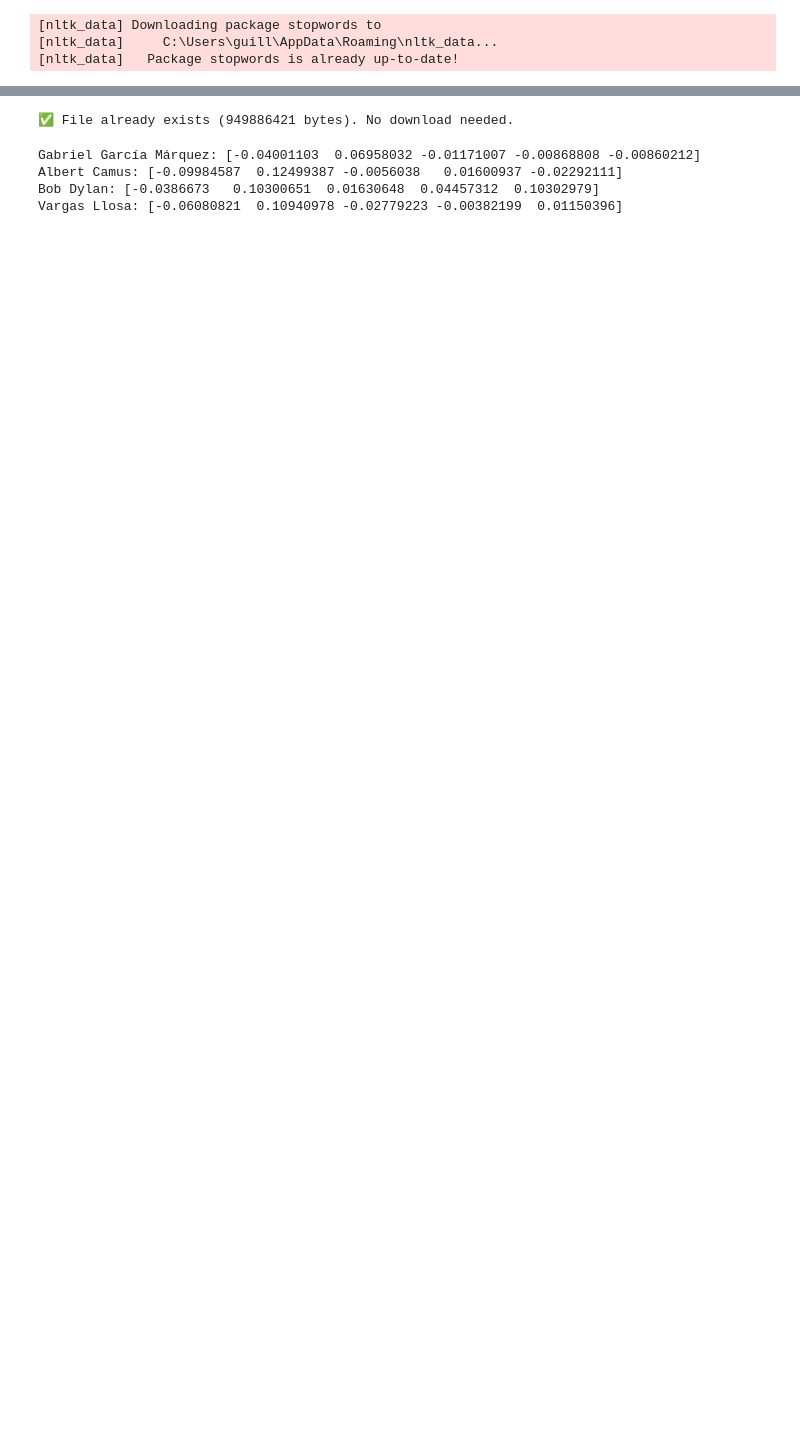
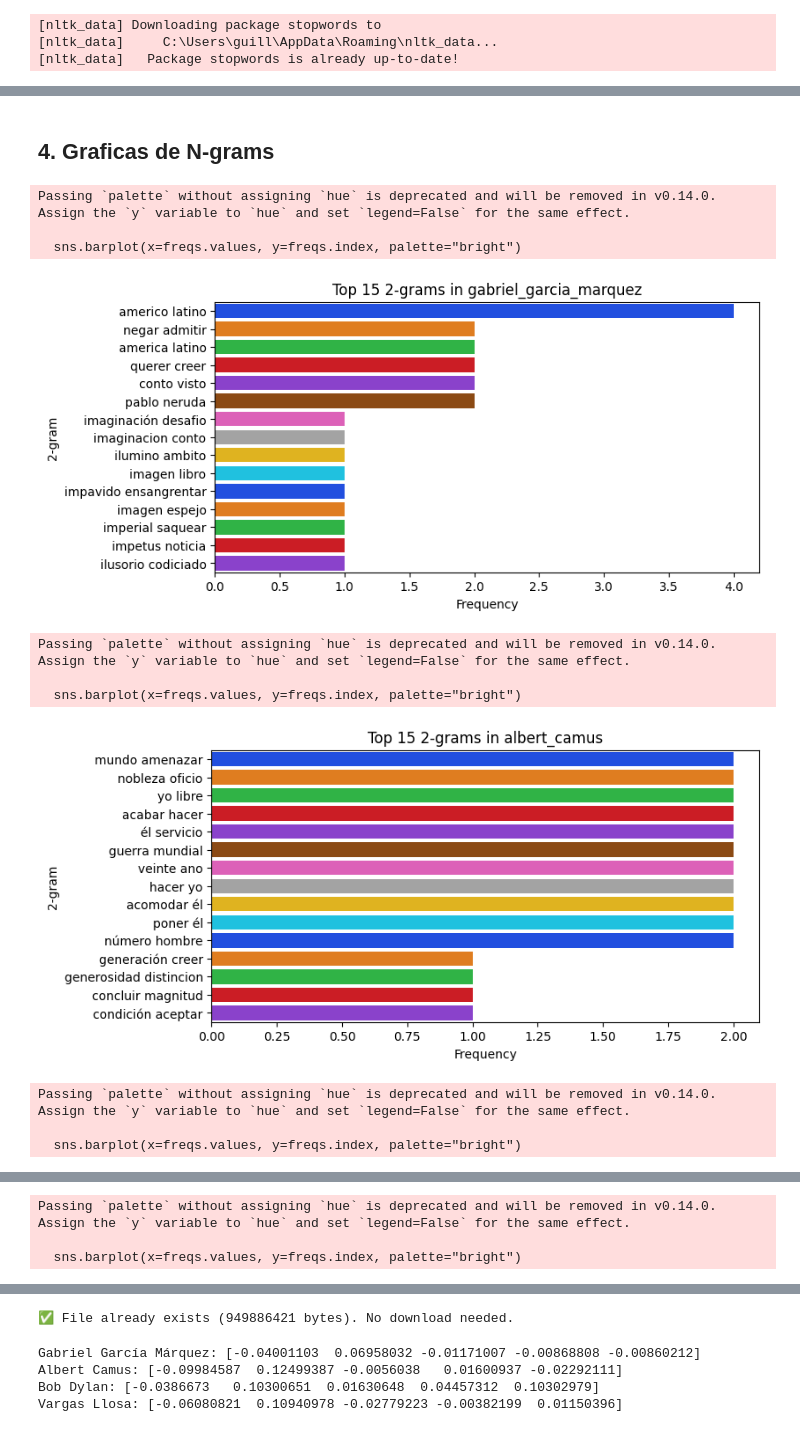
Before and after one commit to BlueAutomata/nlp-konrad, a Jupyter notebook: taller_4/Taller_4.ipynb, the cells around one changed output, grey strips where cells are left out. Drawn from its saved outputs; the diff is of its cells as text; code cells hidden in the pictures; blank space fills up the shorter version.

```diff
--- a/taller_4/Taller_4.ipynb
+++ b/taller_4/Taller_4.ipynb
@@ -255,3 +358,59 @@ albert_camus_sentences = text_processing_pipeline_sentences(gabriel_garcia_marqu
 bob_dylan_sentences = text_processing_pipeline_sentences(bob_dylan_text)
 # %%
 vargas_llosa_sentences = text_processing_pipeline_sentences(vargas_llosa_text)
+# %% [markdown]
+## 4. Graficas de N-grams
+# %%
+def plot_doc_ngrams(docs, n=2, top_k=10):
+    """
+    Plot top n-gram frequencies for each document separately.
+
+    Parameters:
+    - docs: dict -> {"name": "text", ...}
+    - n: int -> n-gram size (2=bigram, 3=trigram, etc.)
+    - top_k: int -> number of top n-grams per document
+    """
+    vectorizer = CountVectorizer(ngram_range=(n,n))
+    X = vectorizer.fit_transform(docs.values())
+    ngrams = vectorizer.get_feature_names_out()
+    counts = pd.DataFrame(X.toarray(), index=docs.keys(), columns=ngrams)
+
+    # Plot per document
+    for doc_name in counts.index:
+        freqs = counts.loc[doc_name].sort_values(ascending=False).head(top_k)
+        freqs = freqs[freqs > 0]  # remove zero counts
+
+        if freqs.empty:
+            print(f"No {n}-grams found in {doc_name}")
+            continue
+
+        plt.figure(figsize=(8,4))
+        sns.barplot(x=freqs.values, y=freqs.index, palette="bright")
+        plt.title(f"Top {top_k} {n}-grams in {doc_name}")
+        plt.xlabel("Frequency")
+        plt.ylabel(f"{n}-gram")
+        plt.show()
+
+    return counts
+# %%
+docs = {
+    "gabriel_garcia_marquez": gabriel_garcia_marquez_lammes,
+    "albert_camus": albert_camus_lammes,
+    "bob_dylan": bob_dylan_lammes,
+    "vargas_llosa": vargas_llosa_lammes
+}
+# %%
+# Run for bigrams
+bigrams_table = plot_doc_ngrams(docs, n=2, top_k=15)
+# %% [output]
+Passing `palette` without assigning `hue` is deprecated and will be removed in v0.14.0. Assign the `y` variable to `hue` and set `legend=False` for the same effect.
+
+  sns.barplot(x=freqs.values, y=freqs.index, palette="bright")
+[figure, added]
+Passing `palette` without assigning `hue` is deprecated and will be removed in v0.14.0. Assign the `y` variable to `hue` and set `legend=False` for the same effect.
+
+  sns.barplot(x=freqs.values, y=freqs.index, palette="bright")
+[figure, added]
+Passing `palette` without assigning `hue` is deprecated and will be removed in v0.14.0. Assign the `y` variable to `hue` and set `legend=False` for the same effect.
+
+  sns.barplot(x=freqs.values, y=freqs.index, palette="bright")
@@ -257,0 +418,3 @@ vargas_llosa_sentences = text_processing_pipeline_sentences(vargas_llosa_text)
+Passing `palette` without assigning `hue` is deprecated and will be removed in v0.14.0. Assign the `y` variable to `hue` and set `legend=False` for the same effect.
+
+  sns.barplot(x=freqs.values, y=freqs.index, palette="bright")
```
Also changed, not shown: parts of 60 cells of this notebook, 1 other file.
